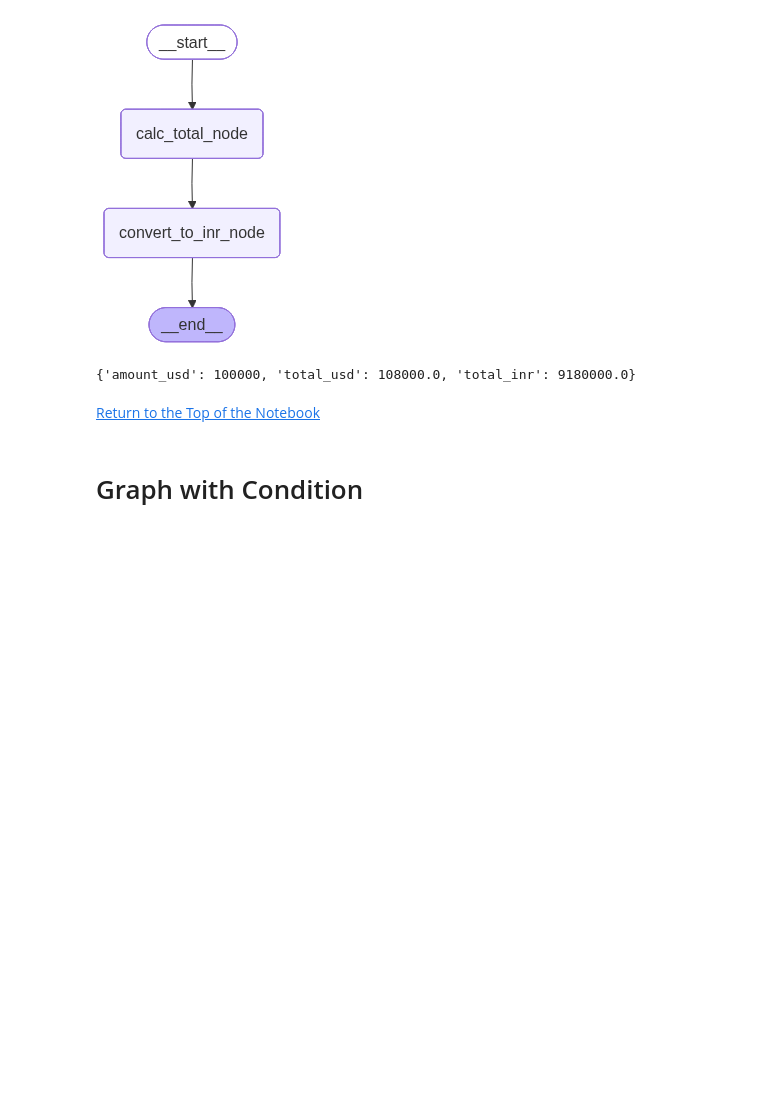
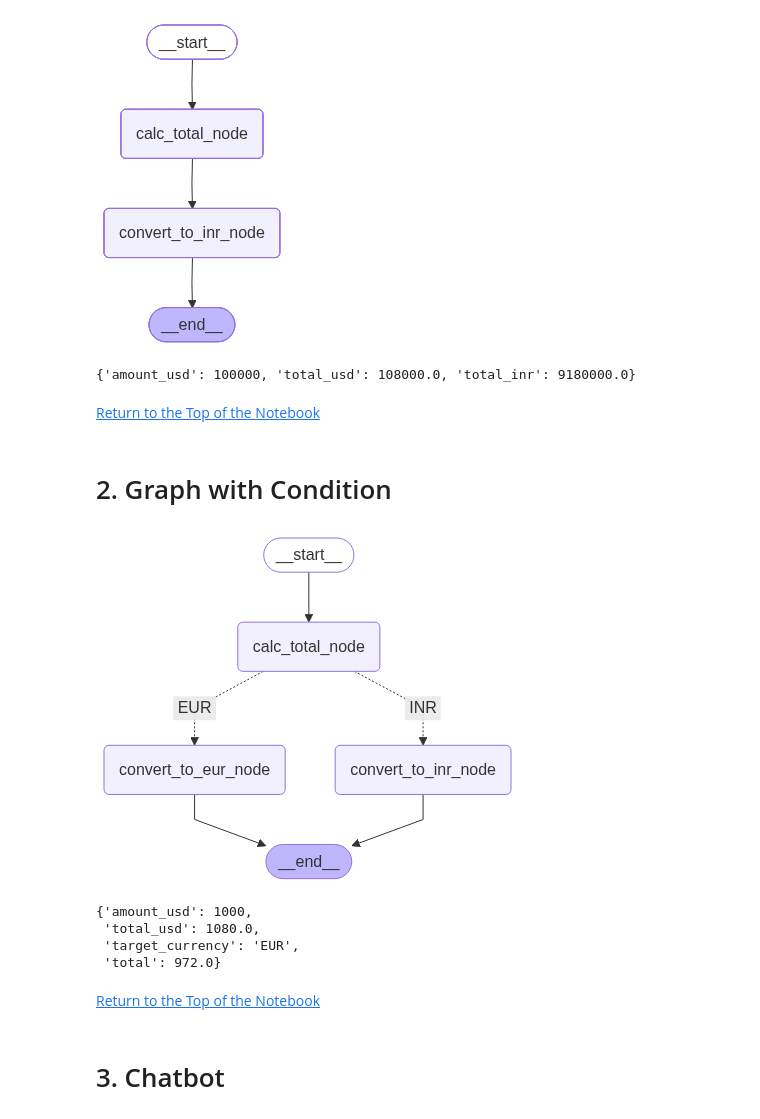
Before and after one commit to 7rohxt/ai-learning-projects, a Jupyter notebook: agentic-ai/2-langgraph-crashcourse/langgraph.ipynb, the cells around one changed output. Cells and saved outputs as stored; diff of their text form; code cells hidden in the pictures; blank space fills up the shorter version.

Commit message:
add graph with condition and basic chatbot in langgraph

```diff
--- a/agentic-ai/2-langgraph-crashcourse/langgraph.ipynb
+++ b/agentic-ai/2-langgraph-crashcourse/langgraph.ipynb
@@ -45,4 +47,4 @@ graph.invoke({"amount_usd": 100000})
 # %% [markdown]
 [Return to the Top of the Notebook](#contents)
 # %% [markdown]
-# Graph with Condition
+# 2. Graph with Condition
@@ -48,0 +59,53 @@ graph.invoke({"amount_usd": 100000})
+# %%
+def calc_total(state: PortfolioState) -> PortfolioState:
+    state['total_usd'] = state['amount_usd'] * 1.08
+    return state
+
+def convert_to_inr(state: PortfolioState) -> PortfolioState:
+    state['total'] = state['total_usd'] * 85
+    return state
+
+def convert_to_eur(state: PortfolioState) -> PortfolioState:
+    state['total'] = state['total_usd'] * 0.9
+    return state
+
+def choose_conversion(state: PortfolioState) -> str:   # here output as str
+    return state["target_currency"]
+# %%
+from langgraph.graph import StateGraph, START, END
+
+builder = StateGraph(PortfolioState)
+
+builder.add_node("calc_total_node", calc_total)
+builder.add_node("convert_to_inr_node", convert_to_inr)
+builder.add_node("convert_to_eur_node", convert_to_eur)
+
+builder.add_edge(START, "calc_total_node")
+builder.add_conditional_edges(
+    "calc_total_node",
+    choose_conversion,
+    {
+        "INR": "convert_to_inr_node",
+        "EUR": "convert_to_eur_node",
+    }
+)
+builder.add_edge(["convert_to_inr_node", "convert_to_eur_node"], END)
+
+graph = builder.compile()
+# %%
+from IPython.display import Image, display
+
+display(Image(graph.get_graph().draw_mermaid_png()))
+# %% [output]
+[figure, added]
+# %%
+graph.invoke({"amount_usd": 1000, "target_currency": "EUR"})
+# %% [output]
+{'amount_usd': 1000,
+ 'total_usd': 1080.0,
+ 'target_currency': 'EUR',
+ 'total': 972.0}
+# %% [markdown]
+[Return to the Top of the Notebook](#contents)
+# %% [markdown]
+# 3. Chatbot
```
Also changed, not shown: parts of 11 cells of this notebook.
